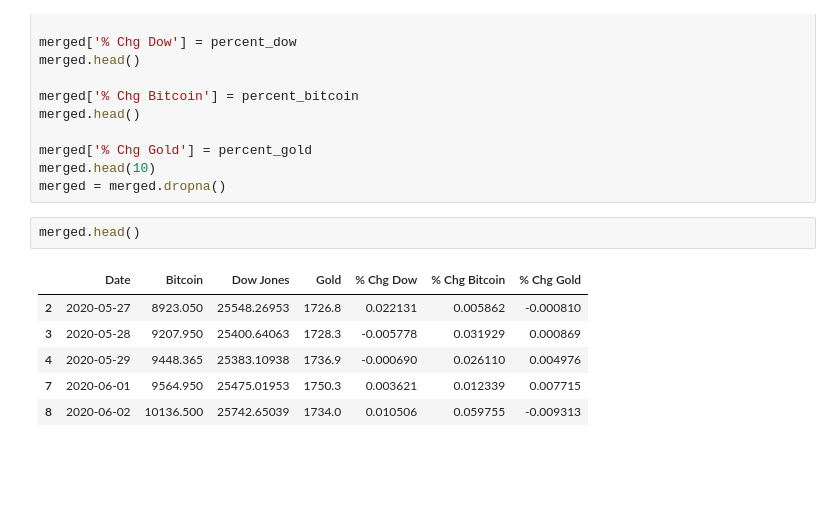
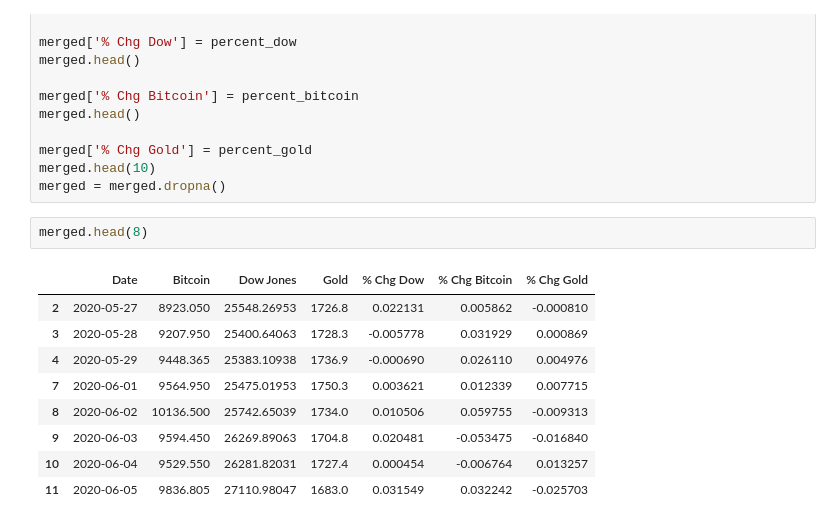
Before and after one commit to darrenr10/Project_1, a Jupyter notebook: Darren's Project 1.ipynb, the cells around one changed output. Saved outputs shown, nothing was run; the diff lists cells and outputs as text; blank space fills up the shorter version.

```diff
--- a/Darren's Project 1.ipynb
+++ b/Darren's Project 1.ipynb
@@ -160,14 +160,17 @@ merged['% Chg Gold'] = percent_gold
 merged.head(10)
 merged = merged.dropna()
 # %%
-merged.head()
+merged.head(8)
 # %% [output]
 |  | Date | Bitcoin | Dow Jones | Gold | % Chg Dow | % Chg Bitcoin | % Chg Gold |
 | 2 | 2020-05-27 | 8923.050 | 25548.26953 | 1726.8 | 0.022131 | 0.005862 | -0.000810 |
 | 3 | 2020-05-28 | 9207.950 | 25400.64063 | 1728.3 | -0.005778 | 0.031929 | 0.000869 |
 | 4 | 2020-05-29 | 9448.365 | 25383.10938 | 1736.9 | -0.000690 | 0.026110 | 0.004976 |
 | 7 | 2020-06-01 | 9564.950 | 25475.01953 | 1750.3 | 0.003621 | 0.012339 | 0.007715 |
 | 8 | 2020-06-02 | 10136.500 | 25742.65039 | 1734.0 | 0.010506 | 0.059755 | -0.009313 |
+| 9 | 2020-06-03 | 9594.450 | 26269.89063 | 1704.8 | 0.020481 | -0.053475 | -0.016840 |
+| 10 | 2020-06-04 | 9529.550 | 26281.82031 | 1727.4 | 0.000454 | -0.006764 | 0.013257 |
+| 11 | 2020-06-05 | 9836.805 | 27110.98047 | 1683.0 | 0.031549 | 0.032242 | -0.025703 |
 # %%
 Gold = plt.plot(all_y, gold_x, color="gold", label="Gold")
 fig.set_size_inches(10, 5, forward=True)
```
Also changed, not shown: parts of 1 cell of this notebook.
